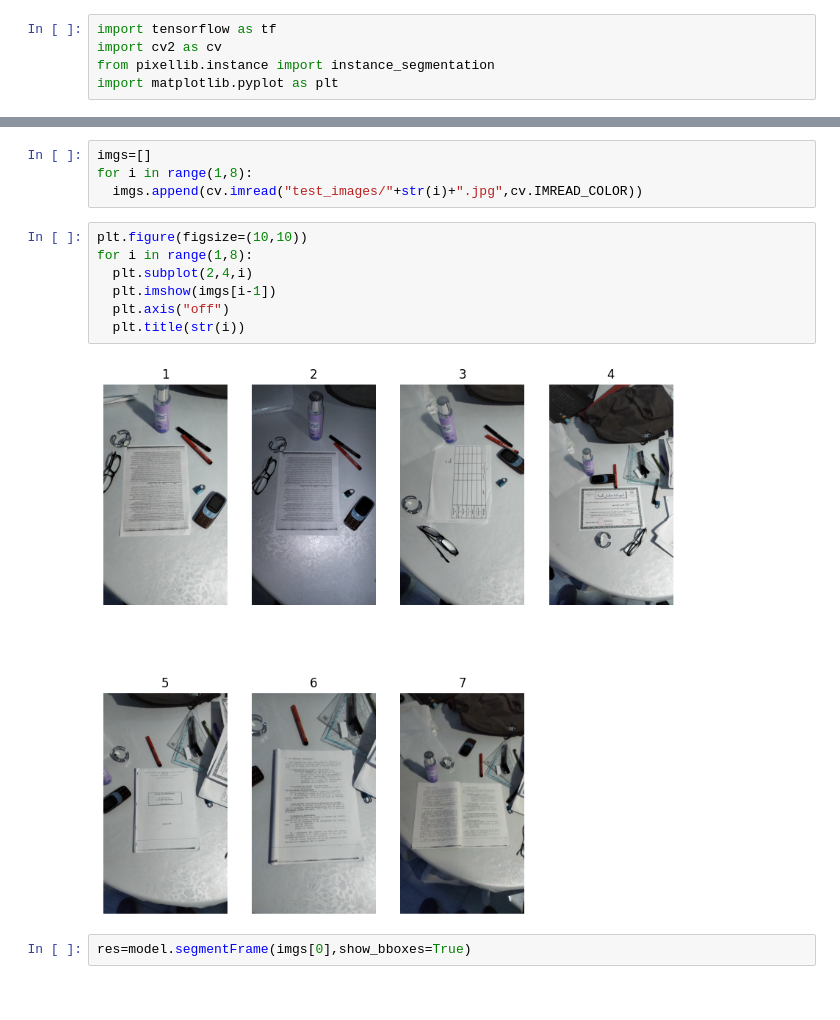
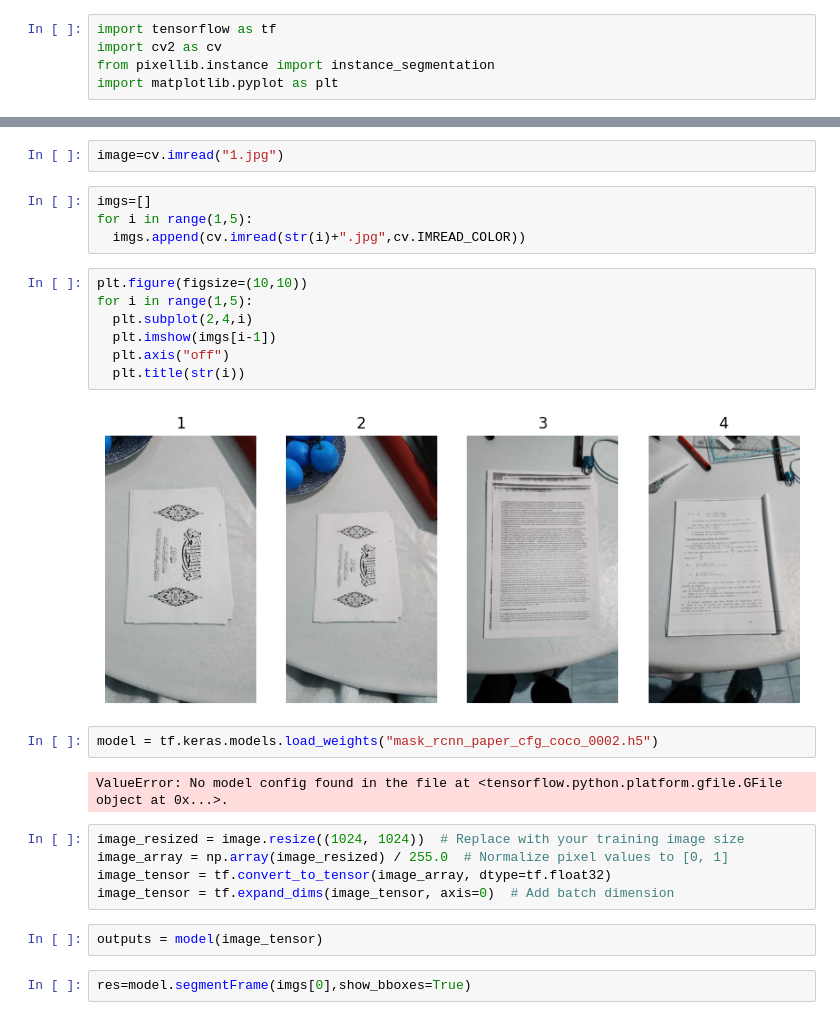
Before and after one commit to Amen-Haj-Brahim/document-cropping-image-segmentation, a Jupyter notebook: document_segmentation/document_segmentation.ipynb, the cells around one changed output, grey strips where cells are left out. Cells and saved outputs as stored; diff of their text form.

Commit message:
tried training and inference but performance but it's straight trash

```diff
--- a/document_segmentation/document_segmentation.ipynb
+++ b/document_segmentation/document_segmentation.ipynb
@@ -13,16 +6,29 @@ Use fn_output_signature instead
+# %%
+image=cv.imread("1.jpg")
 # %%
 imgs=[]
-for i in range(1,8):
-  imgs.append(cv.imread("test_images/"+str(i)+".jpg",cv.IMREAD_COLOR))
+for i in range(1,5):
+  imgs.append(cv.imread(str(i)+".jpg",cv.IMREAD_COLOR))
 # %%
 plt.figure(figsize=(10,10))
-for i in range(1,8):
+for i in range(1,5):
   plt.subplot(2,4,i)
   plt.imshow(imgs[i-1])
   plt.axis("off")
   plt.title(str(i))
 # %% [output]
-[figure, old version]
+[figure, new version]
+# %%
+model = tf.keras.models.load_weights("mask_rcnn_paper_cfg_coco_0002.h5")
+# %% [output]
+ValueError: No model config found in the file at <tensorflow.python.platform.gfile.GFile object at 0x...>.
+# %%
+image_resized = image.resize((1024, 1024))  # Replace with your training image size
+image_array = np.array(image_resized) / 255.0  # Normalize pixel values to [0, 1]
+image_tensor = tf.convert_to_tensor(image_array, dtype=tf.float32)
+image_tensor = tf.expand_dims(image_tensor, axis=0)  # Add batch dimension
+# %%
+outputs = model(image_tensor)
 # %%
 res=model.segmentFrame(imgs[0],show_bboxes=True)
 # %%
```
Also changed, not shown: parts of 1 cell of this notebook, 3 other files.
